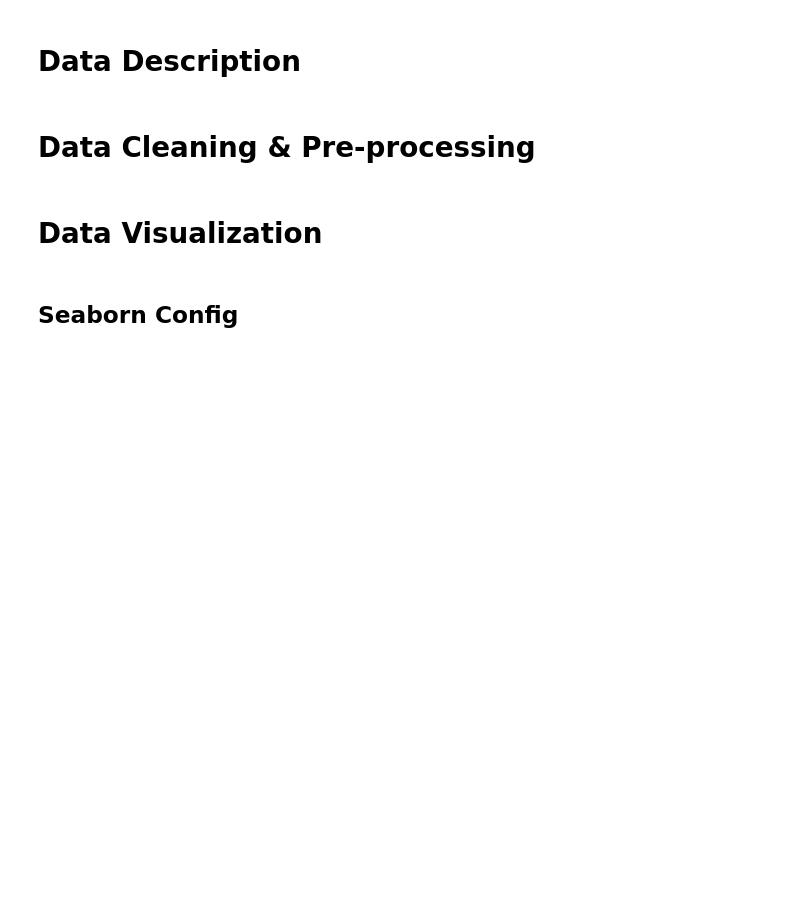
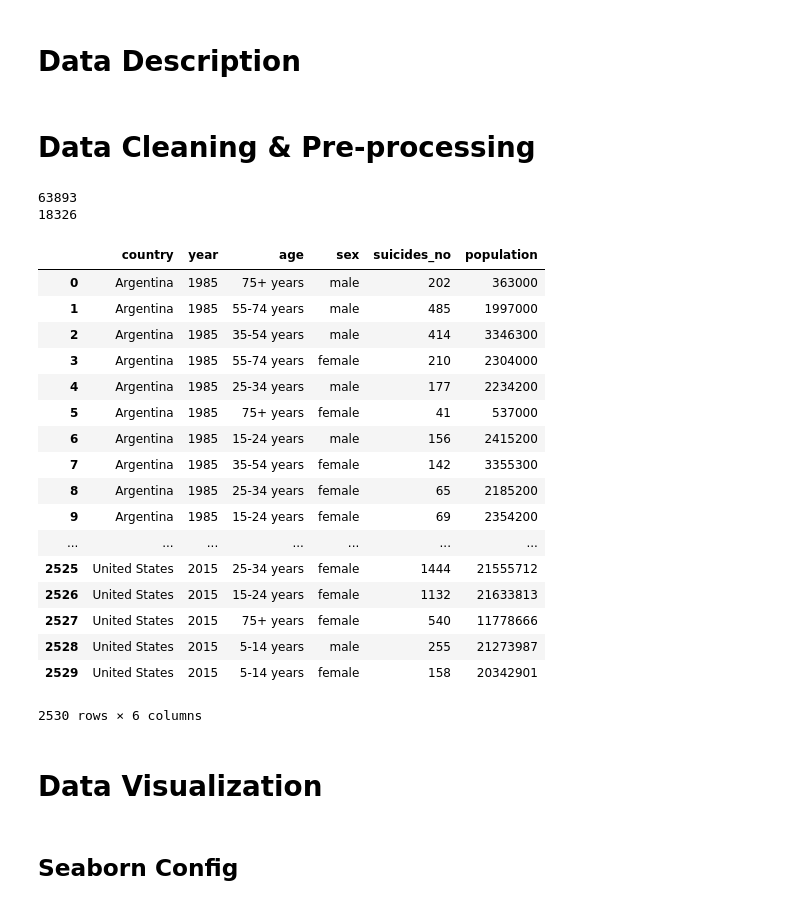
Before and after one commit to WayGold/COGS-108-FinalProject, a Jupyter notebook: FinalProject.ipynb, the cells around one changed output. Cells and saved outputs as stored; diff of their text form; code cells hidden in the pictures; blank space fills up the shorter version.

```diff
--- a/FinalProject.ipynb
+++ b/FinalProject.ipynb
@@ -52,15 +51,39 @@ df_hdi = dfHDI[['country','year','suicides_no','suicides/100k pop','population',
 # %%
 year = df_sex['year'].unique()
 #print(year)
 count_male = 0
 conut_female = 0
 #df_sex
 for i in range(len(df_sex)):
     if df_sex.loc[i,"country"] == 'Argentina':
         if df_sex.loc[i,"sex"] == "male":
             count_male += df_sex.loc[i,"suicides_no"]
         else:
             conut_female += df_sex.loc[i,"suicides_no"]
+print(count_male)
+print(conut_female)
+df_sex
+# %% [output]
+63893
+18326
+|  | country | year | age | sex | suicides_no | population |
+| 0 | Argentina | 1985 | 75+ years | male | 202 | 363000 |
+| 1 | Argentina | 1985 | 55-74 years | male | 485 | 1997000 |
+| 2 | Argentina | 1985 | 35-54 years | male | 414 | 3346300 |
+| 3 | Argentina | 1985 | 55-74 years | female | 210 | 2304000 |
+| 4 | Argentina | 1985 | 25-34 years | male | 177 | 2234200 |
+| 5 | Argentina | 1985 | 75+ years | female | 41 | 537000 |
+| 6 | Argentina | 1985 | 15-24 years | male | 156 | 2415200 |
+| 7 | Argentina | 1985 | 35-54 years | female | 142 | 3355300 |
+| 8 | Argentina | 1985 | 25-34 years | female | 65 | 2185200 |
+| 9 | Argentina | 1985 | 15-24 years | female | 69 | 2354200 |
+| ... | ... | ... | ... | ... | ... | ... |
+| 2525 | United States | 2015 | 25-34 years | female | 1444 | 21555712 |
+| 2526 | United States | 2015 | 15-24 years | female | 1132 | 21633813 |
+| 2527 | United States | 2015 | 75+ years | female | 540 | 11778666 |
+| 2528 | United States | 2015 | 5-14 years | male | 255 | 21273987 |
+| 2529 | United States | 2015 | 5-14 years | female | 158 | 20342901 |
+2530 rows × 6 columns
 # %% [markdown]
 # Data Visualization
 # %% [markdown]
```
Also changed, not shown: parts of 11 cells of this notebook.
